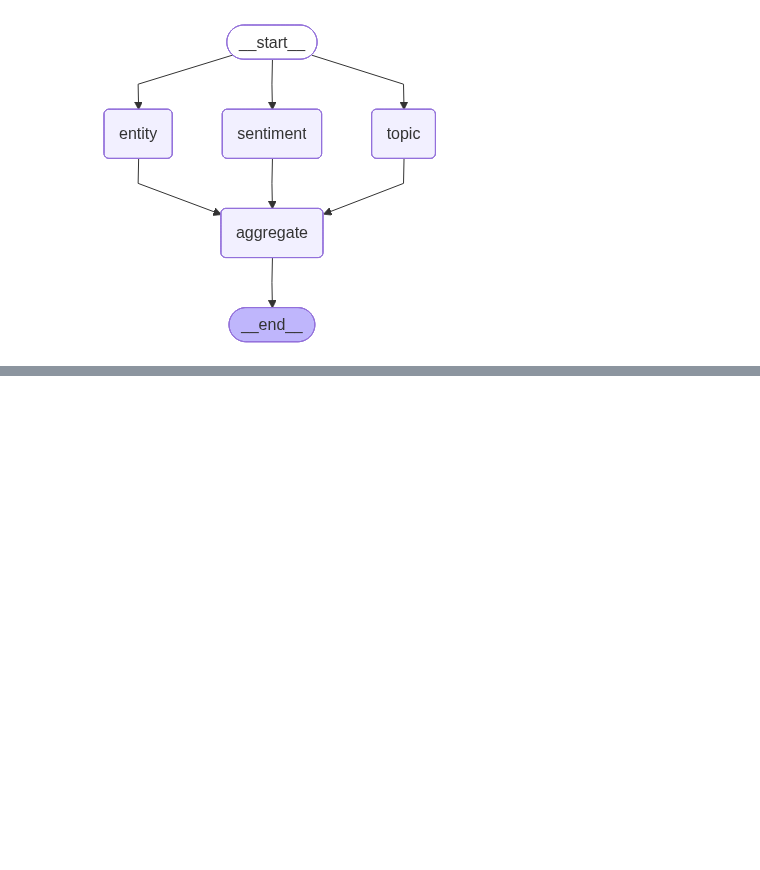
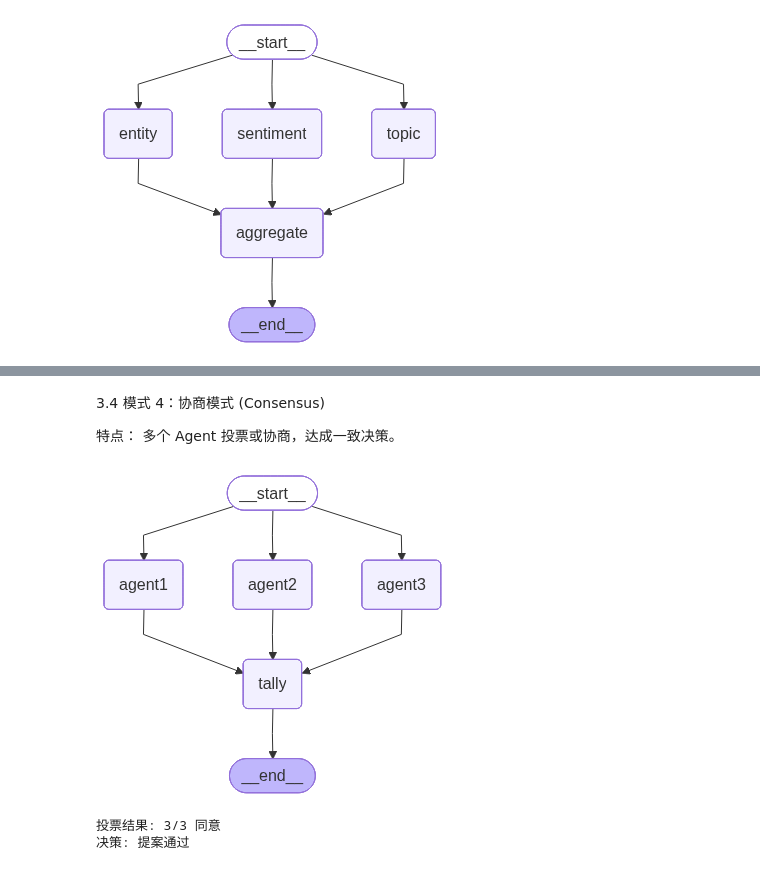
Before and after one commit to KevinXie0131/large_language_model_learning, a Jupyter notebook: langgraph/example_v_1.0.5/example4.1.ipynb, the cells around one changed output, grey strips where cells are left out. Drawn from its saved outputs; the diff is of its cells as text; code cells hidden in the pictures; blank space fills up the shorter version.

```diff
--- a/langgraph/example_v_1.0.5/example4.1.ipynb
+++ b/langgraph/example_v_1.0.5/example4.1.ipynb
@@ -336,0 +399,78 @@ display_graph(parallel_app)
+# %% [markdown]
+3.4 模式 4：协商模式 (Consensus)
+
+特点： 多个 Agent 投票或协商，达成一致决策。
+# %%
+from typing import Annotated
+from typing_extensions import TypedDict
+from langgraph.graph import StateGraph, START, END
+from operator import add
+
+class VotingState(TypedDict):
+    proposal: str
+    votes: Annotated[list, add]
+    decision: str
+
+# 投票 Agent
+def agent_1_vote(state: VotingState) -> dict:
+    """Agent 1 投票"""
+    vote = "同意" if "优化" in state["proposal"] else "反对"
+    return {"votes": [{"agent": "Agent1", "vote": vote}]}
+
+def agent_2_vote(state: VotingState) -> dict:
+    """Agent 2 投票"""
+    vote = "同意" if "成本" in state["proposal"] else "反对"
+    return {"votes": [{"agent": "Agent2", "vote": vote}]}
+
+def agent_3_vote(state: VotingState) -> dict:
+    """Agent 3 投票"""
+    vote = "同意"  # 总是同意
+    return {"votes": [{"agent": "Agent3", "vote": vote}]}
+
+def tally_votes(state: VotingState) -> dict:
+    """统计投票"""
+    votes = state["votes"]
+    approve_count = sum(1 for v in votes if v["vote"] == "同意")
+    total = len(votes)
+
+    if approve_count > total / 2:
+        decision = "提案通过"
+    else:
+        decision = "提案被拒绝"
+
+    print(f"\n投票结果: {approve_count}/{total} 同意")
+    print(f"决策: {decision}\n")
+
+    return {"decision": decision}
+
+# 构建投票图
+voting_graph = StateGraph(VotingState)
+voting_graph.add_node("agent1", agent_1_vote)
+voting_graph.add_node("agent2", agent_2_vote)
+voting_graph.add_node("agent3", agent_3_vote)
+voting_graph.add_node("tally", tally_votes)
+
+# 并行投票
+voting_graph.add_edge(START, "agent1")
+voting_graph.add_edge(START, "agent2")
+voting_graph.add_edge(START, "agent3")
+
+# 汇总到统计节点 (Note: Typically followed by edges from agents to tally)
+voting_graph.add_edge("agent1", "tally")
+voting_graph.add_edge("agent2", "tally")
+voting_graph.add_edge("agent3", "tally")
+voting_graph.add_edge("tally", END)
+
+voting_app = voting_graph.compile()
+display_graph(voting_app)
+
+# 测试
+result = voting_app.invoke({
+    "proposal": "优化成本结构",
+    "votes": [],
+    "decision": ""
+})
+# %% [output]
+[figure, added]
+投票结果: 3/3 同意
+决策: 提案通过
```
Also changed, not shown: parts of 5 cells of this notebook, 1 other file.
